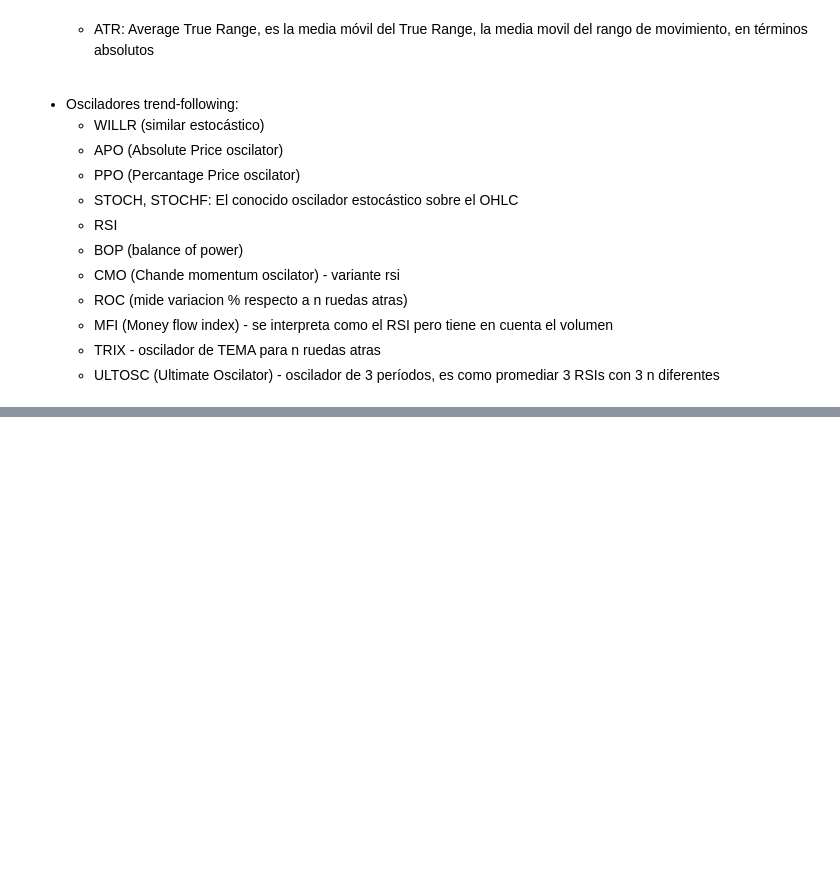
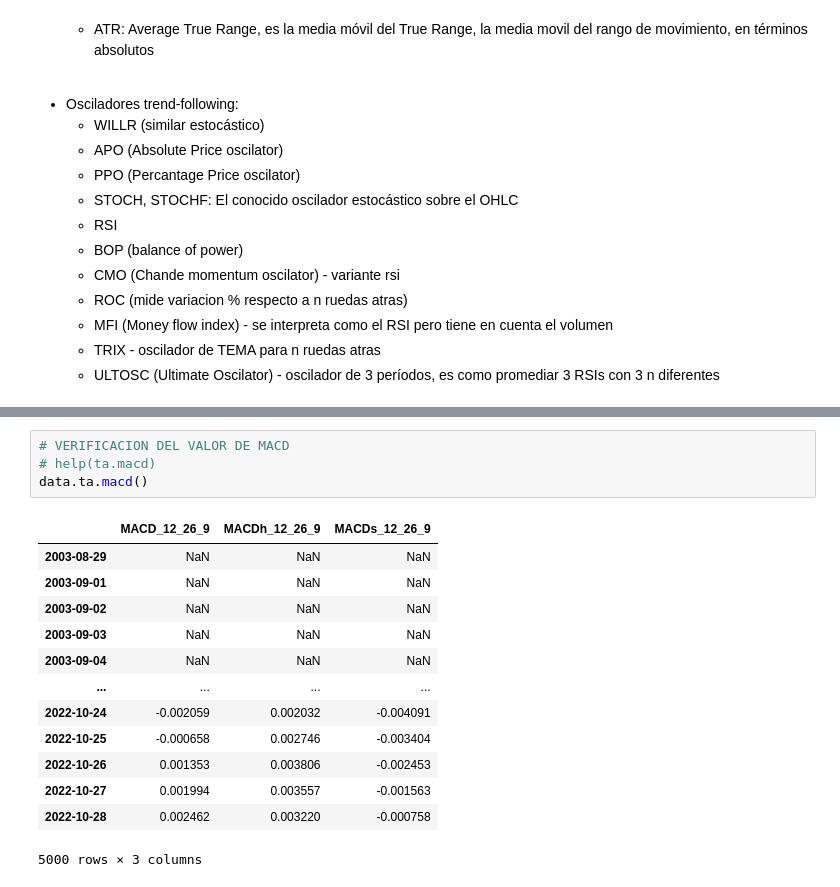
Before and after one commit to jackonedev/ZPRO_backtesting, a Jupyter notebook: quantitative_backtest-02.ipynb, the cells around one changed output, grey strips where cells are left out. Cells and saved outputs as stored; diff of their text form; blank space fills up the shorter version.

```diff
--- a/quantitative_backtest-02.ipynb
+++ b/quantitative_backtest-02.ipynb
@@ -130,0 +148,18 @@ LISTA DE INDICADORES POR CATEGORIA:
+# %%
+# VERIFICACION DEL VALOR DE MACD
+# help(ta.macd)
+data.ta.macd()
+# %% [output]
+|  | MACD_12_26_9 | MACDh_12_26_9 | MACDs_12_26_9 |
+| 2003-08-29 | NaN | NaN | NaN |
+| 2003-09-01 | NaN | NaN | NaN |
+| 2003-09-02 | NaN | NaN | NaN |
+| 2003-09-03 | NaN | NaN | NaN |
+| 2003-09-04 | NaN | NaN | NaN |
+| ... | ... | ... | ... |
+| 2022-10-24 | -0.002059 | 0.002032 | -0.004091 |
+| 2022-10-25 | -0.000658 | 0.002746 | -0.003404 |
+| 2022-10-26 | 0.001353 | 0.003806 | -0.002453 |
+| 2022-10-27 | 0.001994 | 0.003557 | -0.001563 |
+| 2022-10-28 | 0.002462 | 0.003220 | -0.000758 |
+5000 rows × 3 columns
```
Also changed, not shown: parts of 7 cells of this notebook, 3 other files.
